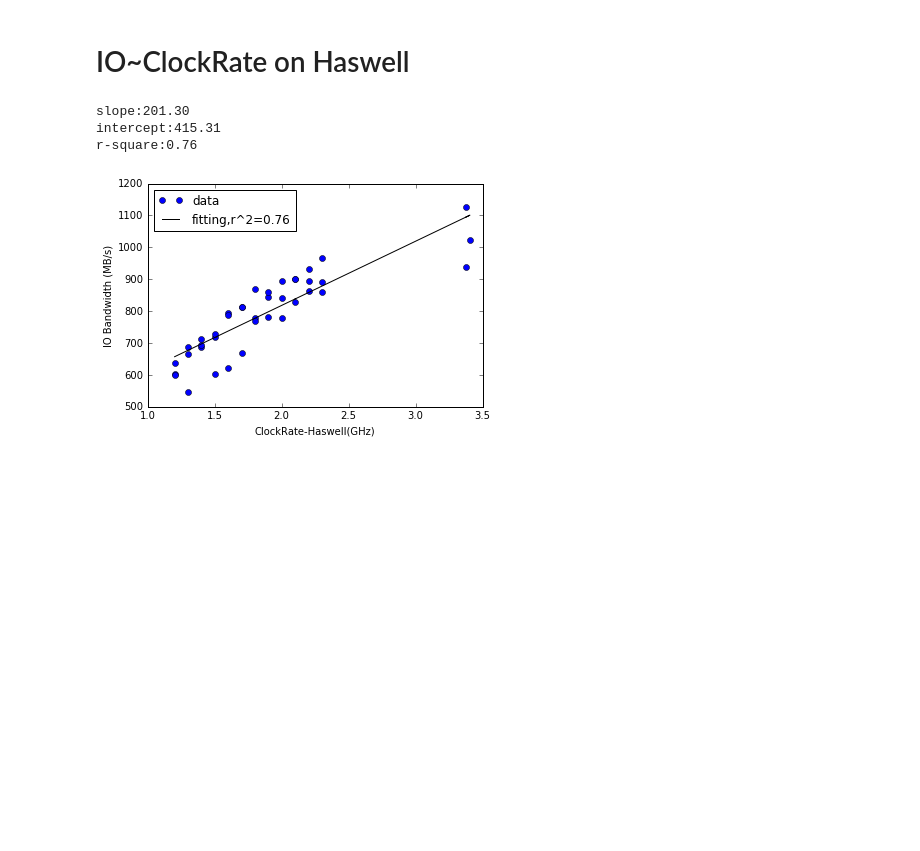
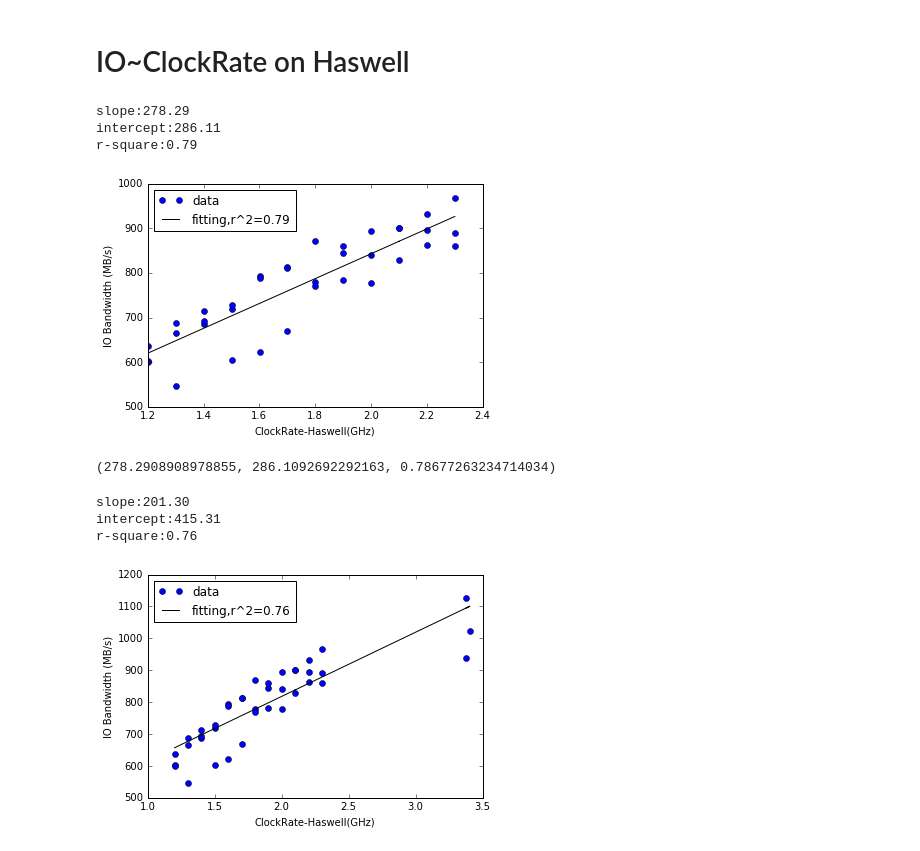
Before and after one commit to NERSC/heterogeneous-IO, a Jupyter notebook: cpu/plot/hio.ipynb, the cells around one changed output. Cells and saved outputs as stored; diff of their text form; code cells hidden in the pictures; blank space fills up the shorter version.

```diff
--- a/cpu/plot/hio.ipynb
+++ b/cpu/plot/hio.ipynb
@@ -114,5 +172,13 @@ df_has_same=df_has[(df_has['userset'] <=1.4) & (df_has['userset'] >=1.2)]
 # %% [markdown]
 # IO~ClockRate on Haswell
+# %%
+plt_fit(df_has['ClockRate'][3:],df_has['io'][3:],'ClockRate-Haswell(GHz)','IO Bandwidth (MB/s)')
+# %% [output]
+slope:278.29
+intercept:286.11
+r-square:0.79
+[figure, added]
+(278.2908908978855, 286.1092692292163, 0.78677263234714034)
 # %%
 plt_fit(df_has['ClockRate'],df_has['io'],'ClockRate-Haswell(GHz)','IO Bandwidth (MB/s)')
 # %% [output]
```
Also changed, not shown: parts of 38 cells of this notebook, 20 other files.
